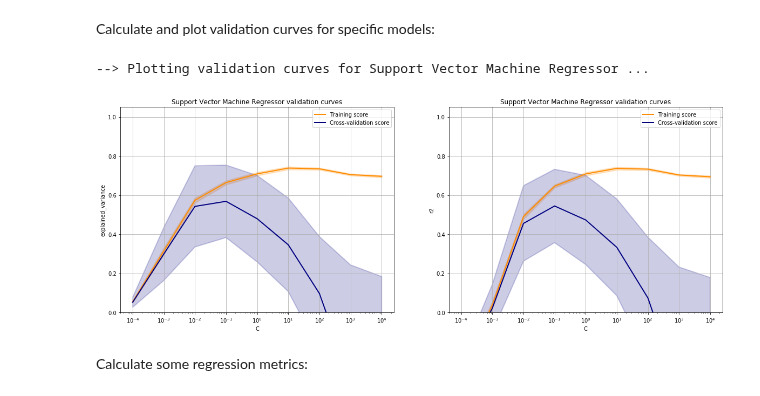
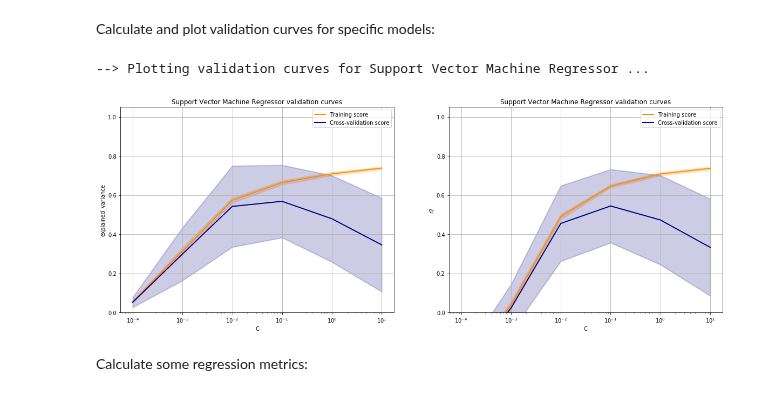
Before and after one commit to gmalim/NBA_analysis, a Jupyter notebook: NBA_PlayerAwards.ipynb, the cells around one changed output. Saved outputs shown, nothing was run; the diff lists cells and outputs as text; code cells hidden in the pictures.

```diff
--- a/NBA_PlayerAwards.ipynb
+++ b/NBA_PlayerAwards.ipynb
@@ -414,7 +414,7 @@ C = 0.1
 e = 0.1
 k = 'poly' # 'linear'
 d = 3 # only used by poly kernel
-estimator = SVR(C=C, epsilon=e, kernel=k, degree=d, cache_size=1000)
+estimator = SVR(C=C, epsilon=e, kernel=k, degree=d, cache_size=4000)
 #l = 'epsilon_insensitive' # i.e. l1 regularizarion -> Sparsity
 #l = 'squared_epsilon_insensitive' # i.e. l2 regularizarion -> Shrinkage
 #estimator = LinearSVR(C=C, loss=l, dual=False, random_state=rseed)
@@ -604,7 +604,7 @@ regressor = model.estimator
 print("--> Plotting validation curves for", model.estimator_name, "...")
 
 min_logspace = -4
-max_logspace =  4
+max_logspace =  1
 param_range = np.logspace(min_logspace, max_logspace, (abs(min_logspace)+abs(max_logspace)+1))
 #param_range = [2,4,6,8,10] #[3, 7, 11, 15]
 #param_name = 'n_neighbors'
@@ -621,7 +621,7 @@ scoring_metric = 'explained_variance'
 
 cv_logo = logo.split(X_train, y_train, groups=cv_groups)
 
-train_scores, test_scores = validation_curve(regressor, X_train, y_train, param_name=param_name,
+train_scores, test_scores = validation_curve(regressor, X_train, y_train, param_name=param_name, n_jobs=-1,
                                              param_range=param_range, cv=cv_logo, scoring=scoring_metric)
 
 train_scores_mean = np.mean(train_scores, axis=1)
@@ -646,35 +646,35 @@ plt.legend(loc="best");
 
 plt.subplot(1, 2, 2)
 
 scoring_metric = 'r2'
 
 cv_logo = logo.split(X_train, y_train, groups=cv_groups)
 
-train_scores, test_scores = validation_curve(regressor, X_train, y_train, param_name=param_name,
+train_scores, test_scores = validation_curve(regressor, X_train, y_train, param_name=param_name, n_jobs=-1,
                                              param_range=param_range, cv=cv_logo, scoring=scoring_metric)
 
 train_scores_mean = np.mean(train_scores, axis=1)
 train_scores_std  = np.std (train_scores, axis=1)
 test_scores_mean  = np.mean(test_scores,  axis=1)
 test_scores_std   = np.std (test_scores,  axis=1)
 
 plt.title("{} validation curves".format(model.estimator_name))
 plt.xlabel(param_name)
 plt.ylabel(scoring_metric)
 plt.ylim(0.0, 1.05)
 plt.semilogx(param_range, train_scores_mean, label="Training score", color="darkorange", lw=2)
 #plt.plot(param_range, train_scores_mean, label="Training score", color="darkorange", lw=2)
 plt.fill_between(param_range, train_scores_mean - train_scores_std, train_scores_mean + train_scores_std,
                  alpha=0.2, color="darkorange", lw=2)
 plt.semilogx(param_range, test_scores_mean, label="Cross-validation score", color="navy", lw=2)
 #plt.plot(param_range, test_scores_mean, label="Cross-validation score", color="navy", lw=2)
 plt.fill_between(param_range, test_scores_mean - test_scores_std, test_scores_mean + test_scores_std,
                  alpha=0.2, color="navy", lw=2)
 plt.grid(True)
 plt.legend(loc="best");
 # %% [output]
 --> Plotting validation curves for Support Vector Machine Regressor ...
-[figure, old version]
+[figure, new version]
 # %% [markdown]
 Calculate some regression metrics:
 # %%
```
Also changed, not shown: parts of 6 cells of this notebook.
